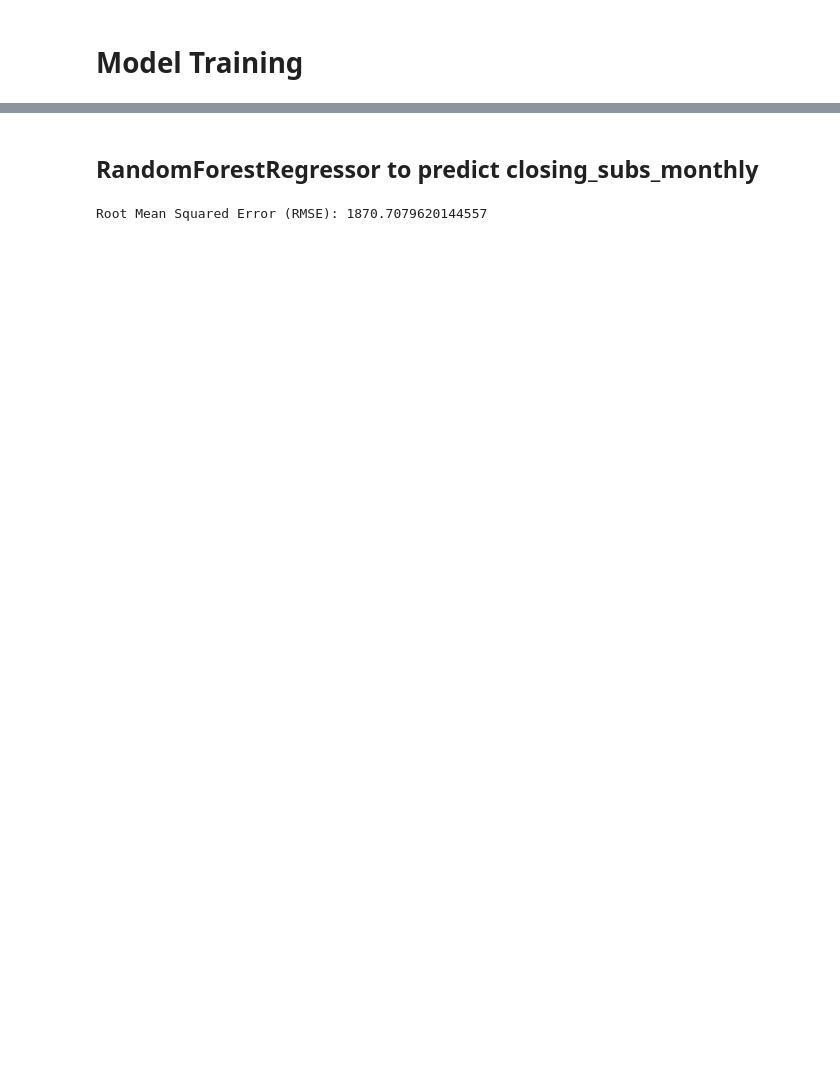
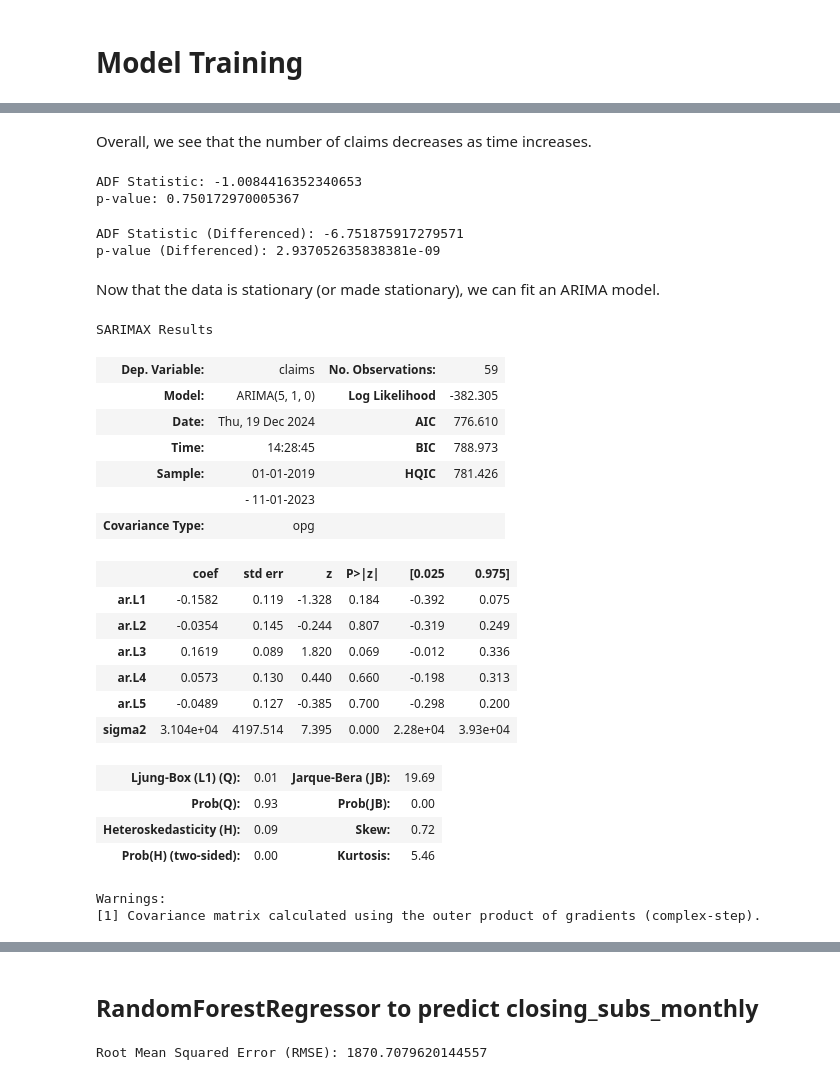
Before and after one commit to ChinSekYi/demand-forcasting-for-phone-devices, a Jupyter notebook: MODEL_TRAINING.ipynb, the cells around one changed output, grey strips where cells are left out. Drawn from its saved outputs; the diff is of its cells as text; code cells hidden in the pictures; blank space fills up the shorter version.

```diff
--- a/MODEL_TRAINING.ipynb
+++ b/MODEL_TRAINING.ipynb
@@ -75,0 +75,7 @@ categorical_cols = ["us_state", "make", "phone_series", "model_family", "colour"
+# %%
+# Sort by 'year' and 'month'
+df['year_month'] = pd.to_datetime(df[['year', 'month']].assign(day=1))
+
+# Group data by month (sum or average claims)
+monthly_data = df.groupby('year_month')['claims'].sum()
+monthly_data.head()
@@ -75,0 +101,58 @@ categorical_cols = ["us_state", "make", "phone_series", "model_family", "colour"
+# %% [markdown]
+Overall, we see that the number of claims decreases as time increases.
+# %%
+from statsmodels.tsa.stattools import adfuller
+
+# Perform ADF test
+result = adfuller(monthly_data)
+print(f'ADF Statistic: {result[0]}')
+print(f'p-value: {result[1]}')
+
+# If p-value < 0.05, the series is stationary
+# %% [output]
+ADF Statistic: -1.0084416352340653
+p-value: 0.750172970005367
+# %%
+# Differencing the data to make it stationary
+monthly_data_diff = monthly_data.diff().dropna()
+
+# Check stationarity again
+result_diff = adfuller(monthly_data_diff)
+print(f'ADF Statistic (Differenced): {result_diff[0]}')
+print(f'p-value (Differenced): {result_diff[1]}')
+# %% [output]
+ADF Statistic (Differenced): -6.751875917279571
+p-value (Differenced): 2.937052635838381e-09
+# %% [markdown]
+Now that the data is stationary (or made stationary), we can fit an ARIMA model.
+# %%
+from statsmodels.tsa.arima.model import ARIMA
+
+# Fit ARIMA model
+model = ARIMA(monthly_data, order=(5, 1, 0))  # p=5, d=1, q=0 (can fine tune)
+model_fit = model.fit()
+
+# Summarize the model
+model_fit.summary()
+# %% [output]
+SARIMAX Results
+| Dep. Variable: | claims | No. Observations: | 59 |
+| Model: | ARIMA(5, 1, 0) | Log Likelihood | -382.305 |
+| Date: | Thu, 19 Dec 2024 | AIC | 776.610 |
+| Time: | 14:28:45 | BIC | 788.973 |
+| Sample: | 01-01-2019 | HQIC | 781.426 |
+|  | - 11-01-2023 |  |  |
+| Covariance Type: | opg |  |  |
+|  | coef | std err | z | P>|z| | [0.025 | 0.975] |
+| ar.L1 | -0.1582 | 0.119 | -1.328 | 0.184 | -0.392 | 0.075 |
+| ar.L2 | -0.0354 | 0.145 | -0.244 | 0.807 | -0.319 | 0.249 |
+| ar.L3 | 0.1619 | 0.089 | 1.820 | 0.069 | -0.012 | 0.336 |
+| ar.L4 | 0.0573 | 0.130 | 0.440 | 0.660 | -0.198 | 0.313 |
+| ar.L5 | -0.0489 | 0.127 | -0.385 | 0.700 | -0.298 | 0.200 |
+| sigma2 | 3.104e+04 | 4197.514 | 7.395 | 0.000 | 2.28e+04 | 3.93e+04 |
+| Ljung-Box (L1) (Q): | 0.01 | Jarque-Bera (JB): | 19.69 |
+| Prob(Q): | 0.93 | Prob(JB): | 0.00 |
+| Heteroskedasticity (H): | 0.09 | Skew: | 0.72 |
+| Prob(H) (two-sided): | 0.00 | Kurtosis: | 5.46 |
+Warnings:
+[1] Covariance matrix calculated using the outer product of gradients (complex-step).
```
Also changed, not shown: parts of 32 cells of this notebook.
